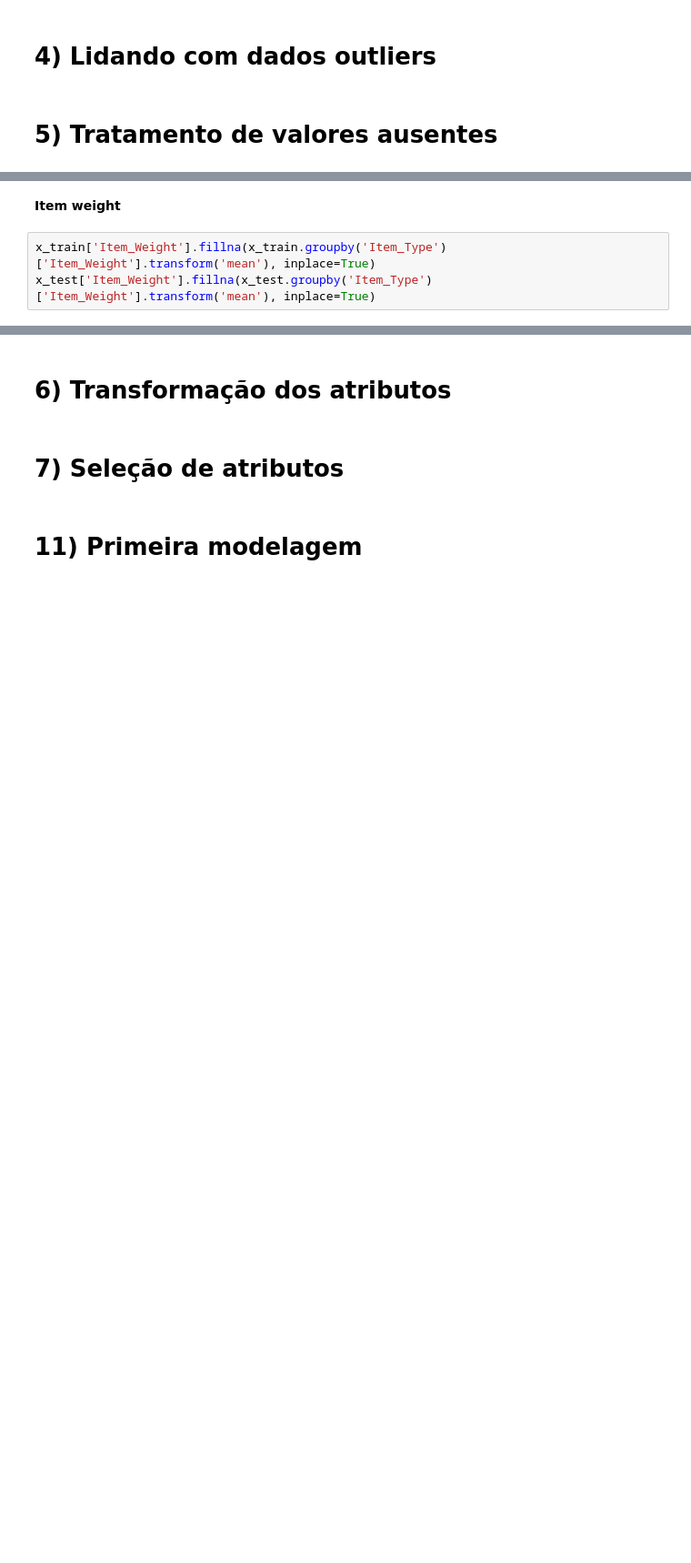
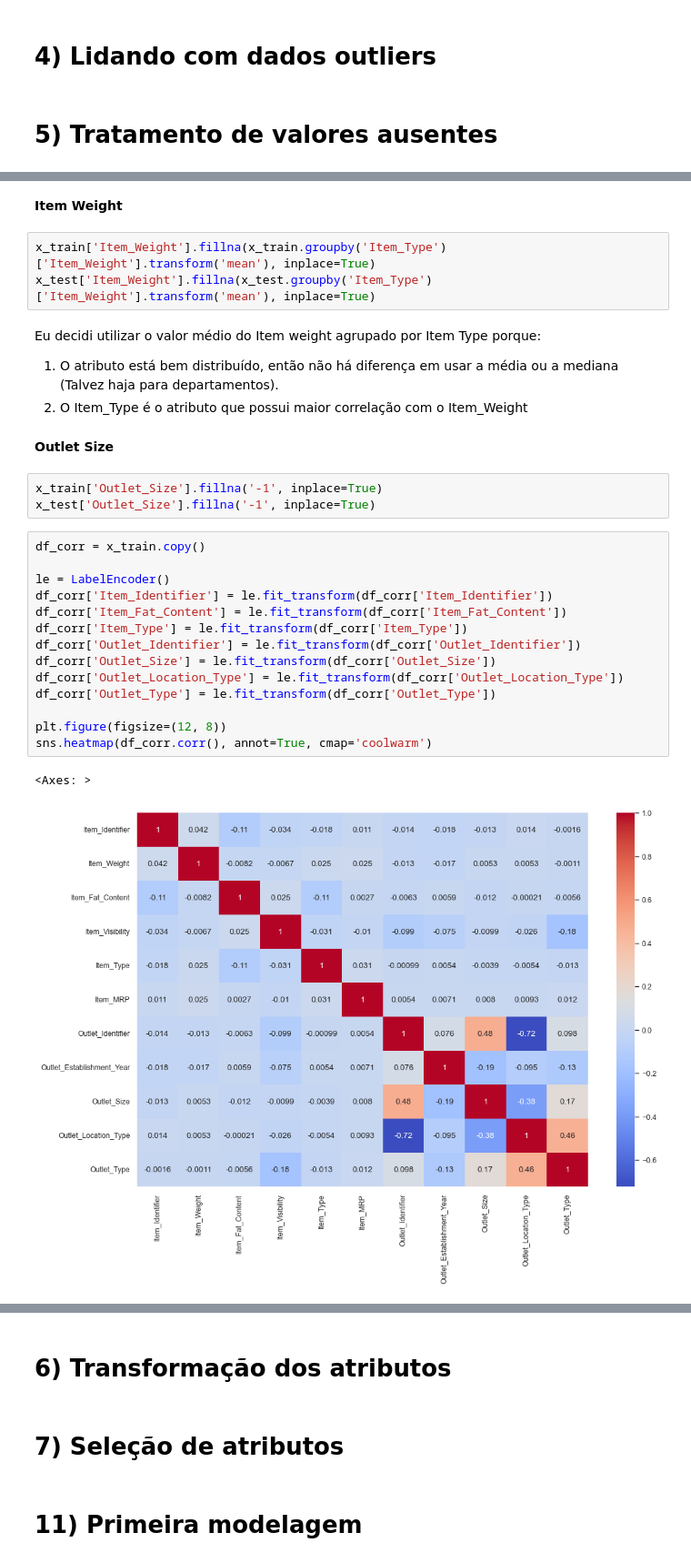
Before and after one commit to Krupique/mlops-projects, a Jupyter notebook: 02-bigmart_sales_prediction/notebook/demand_forecaster.ipynb, the cells around one changed output, grey strips where cells are left out. Shown at 91% size. Cells and saved outputs as stored; diff of their text form; blank space fills up the shorter version.

```diff
--- a/02-bigmart_sales_prediction/notebook/demand_forecaster.ipynb
+++ b/02-bigmart_sales_prediction/notebook/demand_forecaster.ipynb
@@ -257,7 +258,33 @@ Outlet_Location_Type            0
 Outlet_Type                     0
 dtype: int64
 # %% [markdown]
-**Item weight**
+**Item Weight**
 # %%
 x_train['Item_Weight'].fillna(x_train.groupby('Item_Type')['Item_Weight'].transform('mean'), inplace=True)
 x_test['Item_Weight'].fillna(x_test.groupby('Item_Type')['Item_Weight'].transform('mean'), inplace=True)
+# %% [markdown]
+Eu decidi utilizar o valor médio do Item weight agrupado por Item Type porque:
+1. O atributo está bem distribuído, então não há diferença em usar a média ou a mediana (Talvez haja para departamentos).
+2. O Item_Type é o atributo que possui maior correlação com o Item_Weight
+# %% [markdown]
+**Outlet Size**
+# %%
+x_train['Outlet_Size'].fillna('-1', inplace=True)
+x_test['Outlet_Size'].fillna('-1', inplace=True)
+# %%
+df_corr = x_train.copy()
+
+le = LabelEncoder()
+df_corr['Item_Identifier'] = le.fit_transform(df_corr['Item_Identifier'])
+df_corr['Item_Fat_Content'] = le.fit_transform(df_corr['Item_Fat_Content'])
+df_corr['Item_Type'] = le.fit_transform(df_corr['Item_Type'])
+df_corr['Outlet_Identifier'] = le.fit_transform(df_corr['Outlet_Identifier'])
+df_corr['Outlet_Size'] = le.fit_transform(df_corr['Outlet_Size'])
+df_corr['Outlet_Location_Type'] = le.fit_transform(df_corr['Outlet_Location_Type'])
+df_corr['Outlet_Type'] = le.fit_transform(df_corr['Outlet_Type'])
+
+plt.figure(figsize=(12, 8))
+sns.heatmap(df_corr.corr(), annot=True, cmap='coolwarm')
+# %% [output]
+<Axes: >
+[figure, added]
```
Also changed, not shown: parts of 9 cells of this notebook.
